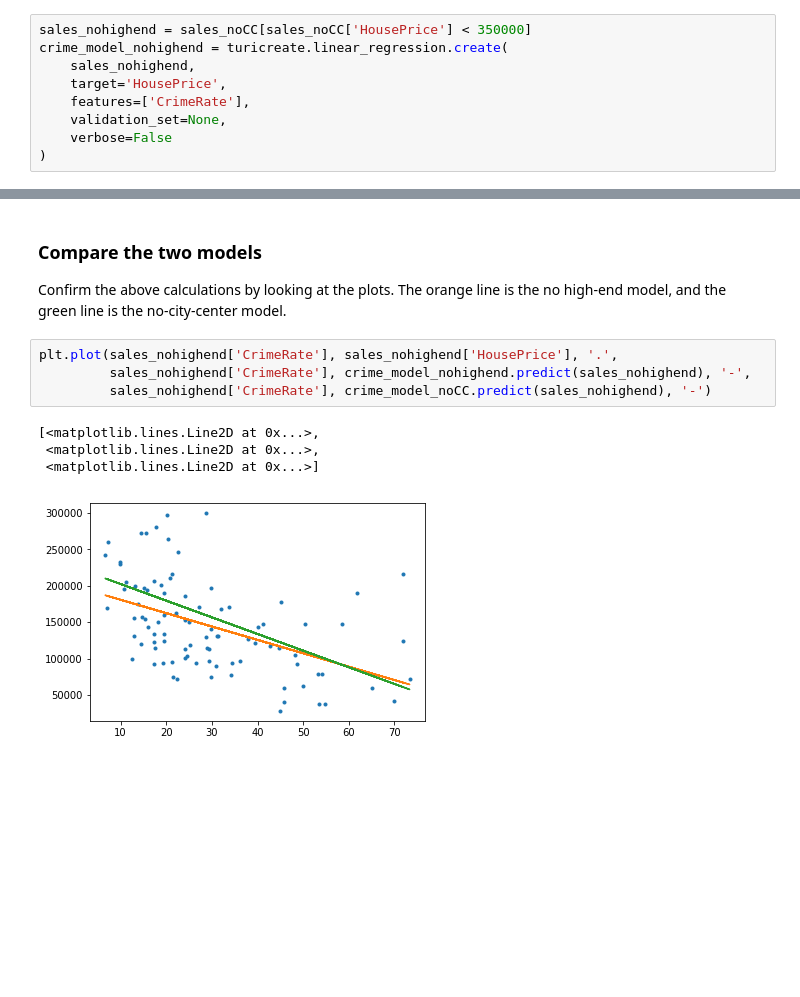
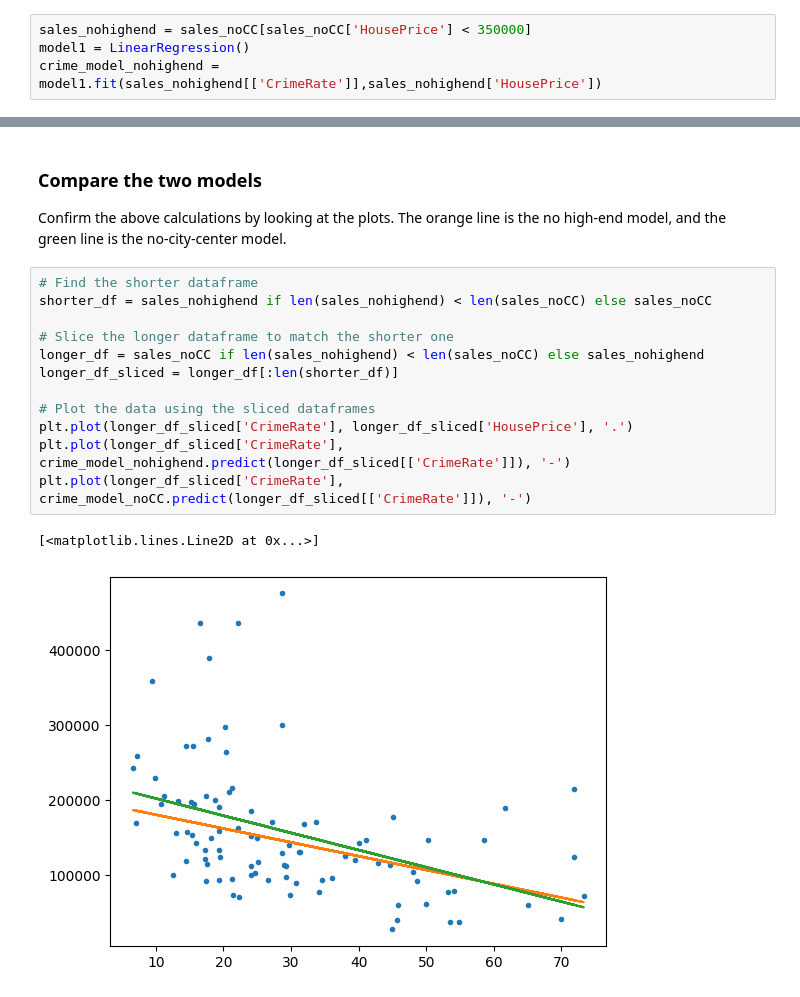
Before and after one commit to Yousif-A2/PhillyCrime-simpleRegession-Model, a Jupyter notebook: PhillyCrime.ipynb, the cells around one changed output, grey strips where cells are left out. Cells and saved outputs as stored; diff of their text form; blank space fills up the shorter version.

```diff
--- a/PhillyCrime.ipynb
+++ b/PhillyCrime.ipynb
@@ -141,12 +163,7 @@ plt.plot(sales_noCC['CrimeRate'], sales_noCC['HousePrice'], '.',
 Based on the discussion above, a question is whether the outlying high-value towns are strongly influencing the fit.  Let's remove them and see what happens.
 # %%
 sales_nohighend = sales_noCC[sales_noCC['HousePrice'] < 350000]
-crime_model_nohighend = turicreate.linear_regression.create(
-    sales_nohighend,
-    target='HousePrice',
-    features=['CrimeRate'],
-    validation_set=None,
-    verbose=False
-)
+model1 = LinearRegression()
+crime_model_nohighend = model1.fit(sales_nohighend[['CrimeRate']],sales_nohighend['HousePrice'])
 # %% [markdown]
 ### Do the coefficients change much?
@@ -169,12 +183,18 @@ Above: We see that removing the outlying high-value neighborhoods has *some* eff
 # %% [markdown]
 ### Compare the two models
 Confirm the above calculations by looking at the plots. The orange line is the no high-end model, and the green line is the no-city-center model.
-# %%
-plt.plot(sales_nohighend['CrimeRate'], sales_nohighend['HousePrice'], '.',
-         sales_nohighend['CrimeRate'], crime_model_nohighend.predict(sales_nohighend), '-',
-         sales_nohighend['CrimeRate'], crime_model_noCC.predict(sales_nohighend), '-')
-# %% [output]
-[<matplotlib.lines.Line2D at 0x...>,
- <matplotlib.lines.Line2D at 0x...>,
- <matplotlib.lines.Line2D at 0x...>]
-[figure, removed]
+# %%
+# Find the shorter dataframe
+shorter_df = sales_nohighend if len(sales_nohighend) < len(sales_noCC) else sales_noCC
+
+# Slice the longer dataframe to match the shorter one
+longer_df = sales_noCC if len(sales_nohighend) < len(sales_noCC) else sales_nohighend
+longer_df_sliced = longer_df[:len(shorter_df)]
+
+# Plot the data using the sliced dataframes
+plt.plot(longer_df_sliced['CrimeRate'], longer_df_sliced['HousePrice'], '.')
+plt.plot(longer_df_sliced['CrimeRate'], crime_model_nohighend.predict(longer_df_sliced[['CrimeRate']]), '-')
+plt.plot(longer_df_sliced['CrimeRate'], crime_model_noCC.predict(longer_df_sliced[['CrimeRate']]), '-')
+# %% [output]
+[<matplotlib.lines.Line2D at 0x...>]
+[figure, added]
```
Also changed, not shown: parts of 18 cells of this notebook.
